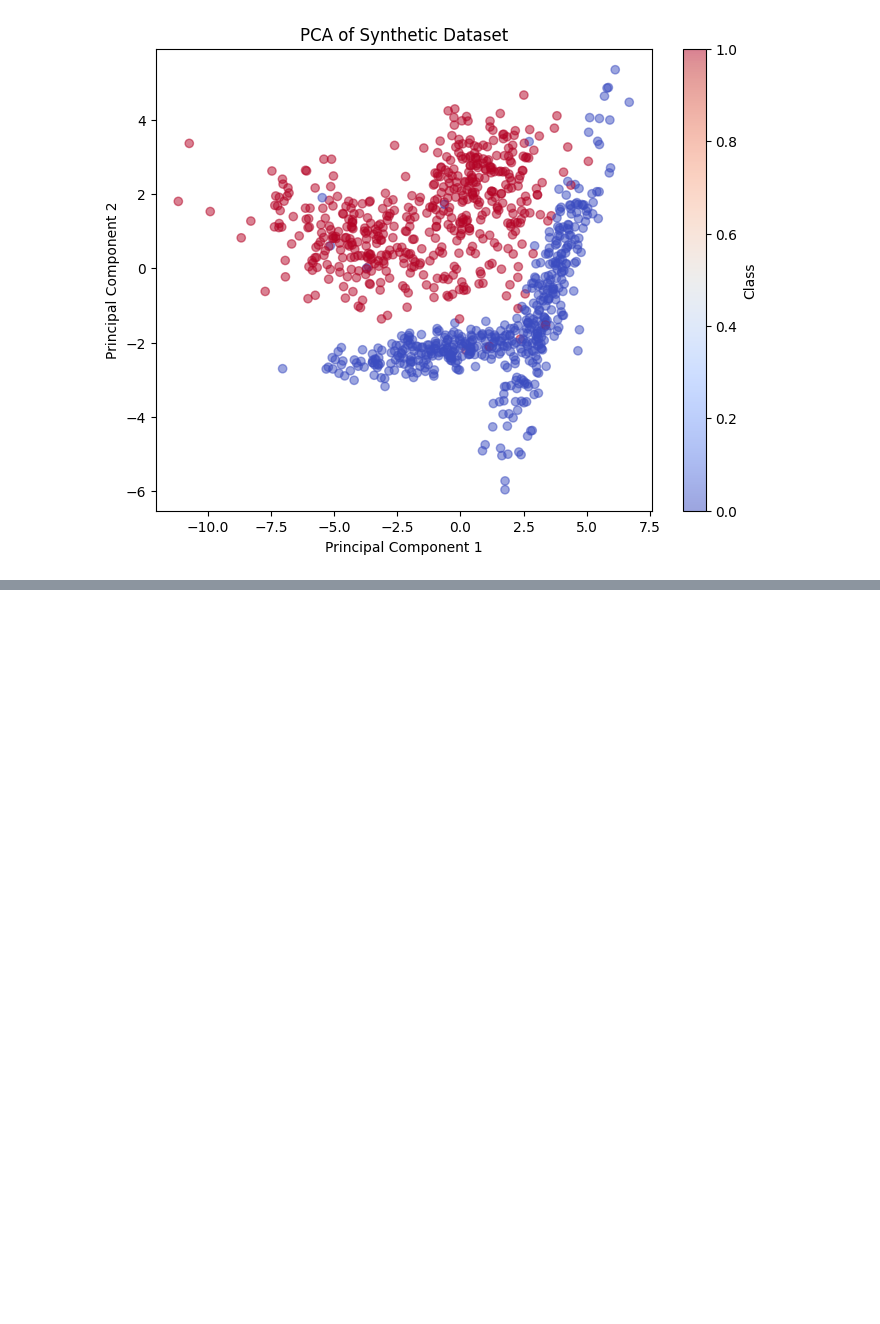
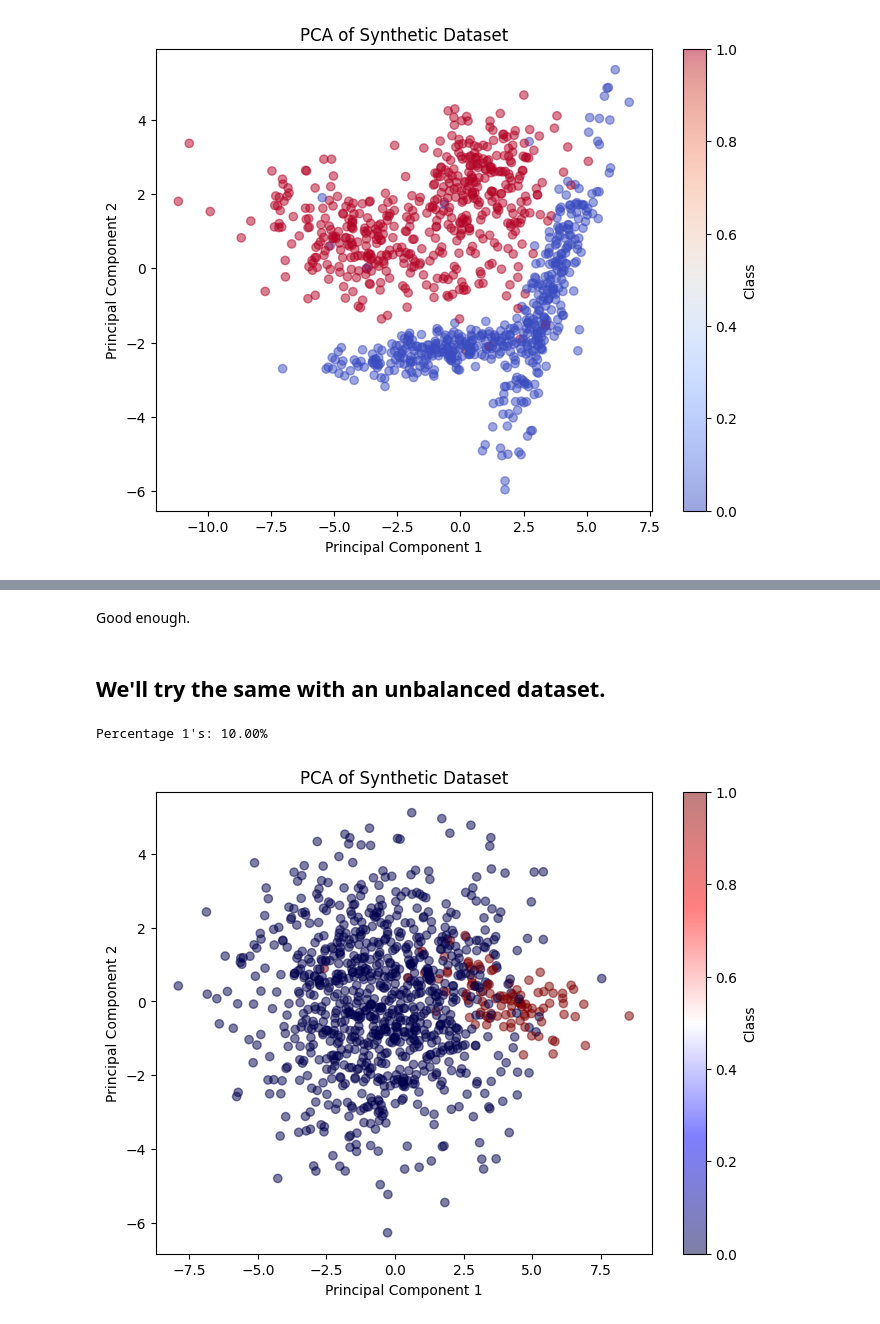
Before and after one commit to Callowlock/BinaryCrossEntropyExample, a Jupyter notebook: BinaryCrossEntropyExamples.ipynb, the cells around one changed output, grey strips where cells are left out. Cells and saved outputs as stored; diff of their text form; code cells hidden in the pictures; blank space fills up the shorter version.

```diff
--- a/BinaryCrossEntropyExamples.ipynb
+++ b/BinaryCrossEntropyExamples.ipynb
@@ -38,0 +159,31 @@ Neat, it looks like there is a clear distinction between classes.
+# %% [markdown]
+Good enough.
+# %% [markdown]
+## We'll try the same with an unbalanced dataset.
+# %%
+
+# Create an imbalanced dataset with 90% of class 0 and 10% of class 1
+X, y = make_classification(n_samples=1000,
+                           n_features=20,
+                           n_informative=2,
+                           n_redundant=10,
+                           n_clusters_per_class=1,
+                           weights=[0.9, 0.1],
+                           random_state=30)
+
+print(f"Percentage 1's: {(sum(y)/len(y)) *100:.2f}%")
+# %% [output]
+Percentage 1's: 10.00%
+# %%
+pca = PCA(n_components=2)
+X_pca = pca.fit_transform(X)
+
+plt.figure(figsize=(8,6))
+plt.scatter(X_pca[:, 0], X_pca[:, 1], c=y, cmap='seismic', alpha=0.5)
+plt.xlabel("Principal Component 1")
+plt.ylabel("Principal Component 2")
+plt.title("PCA of Synthetic Dataset")
+plt.colorbar(label="Class")
+plt.show()
+# %% [output]
+[figure, added]
```
Also changed, not shown: parts of 32 cells of this notebook.
